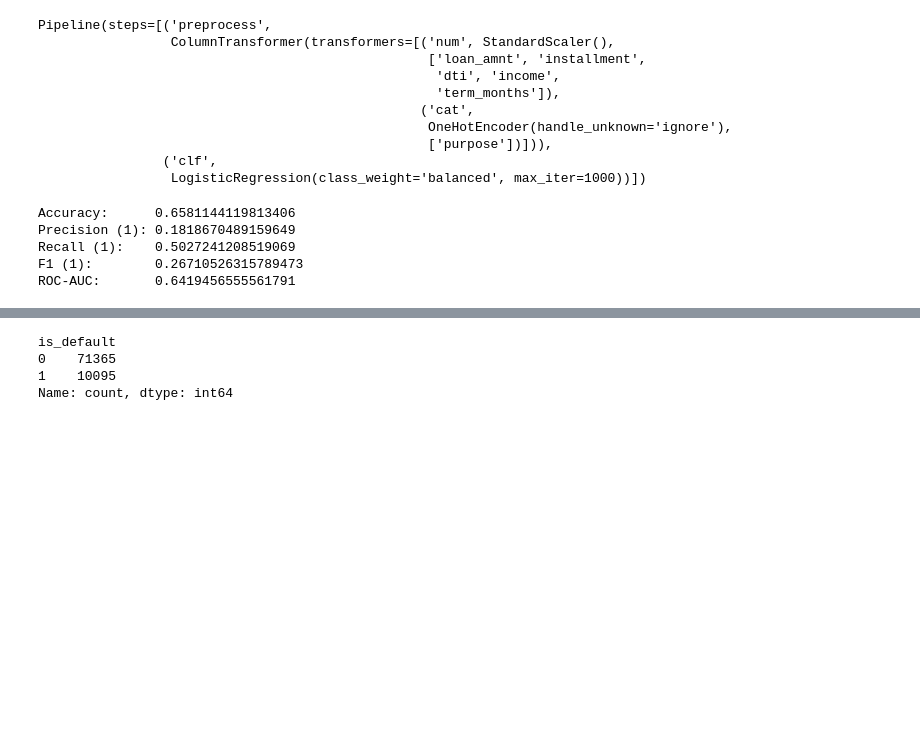
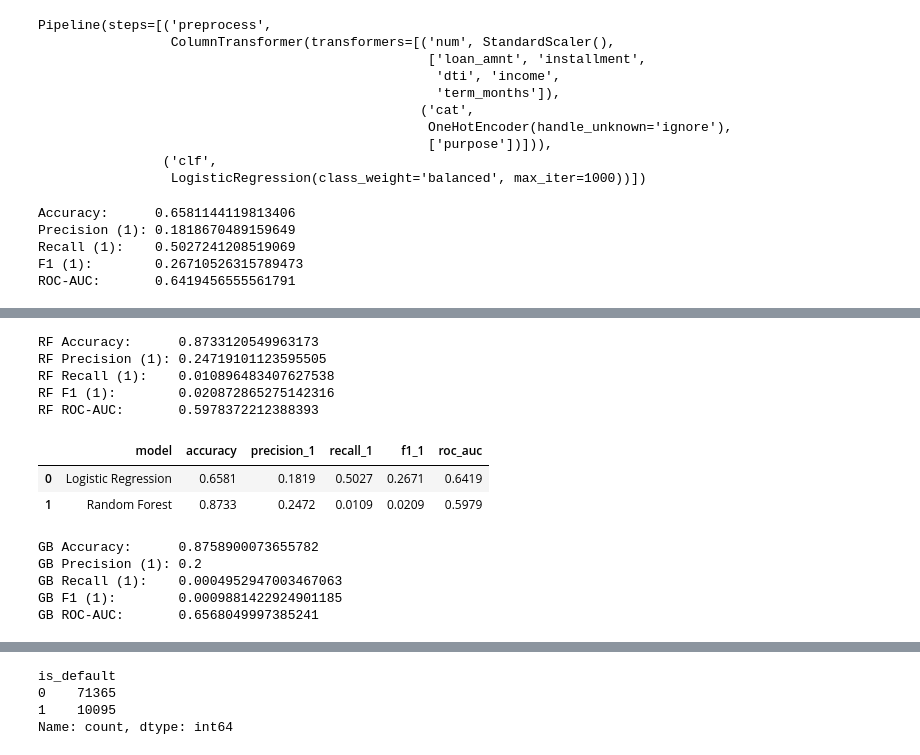
Before and after one commit to novoni01/credit-risk-assessment, a Jupyter notebook: notebooks/ml.ipynb, the cells around one changed output, grey strips where cells are left out. Saved outputs shown, nothing was run; the diff lists cells and outputs as text; code cells hidden in the pictures; blank space fills up the shorter version.

```diff
--- a/notebooks/ml.ipynb
+++ b/notebooks/ml.ipynb
@@ -135,0 +155,65 @@ ROC-AUC:       0.6419456555561791
+# %%
+#eval rf
+
+y_pred_rf = rf_model.predict(X_test)
+y_proba_rf = rf_model.predict_proba(X_test)[:, 1]
+
+print("RF Accuracy:     ", accuracy_score(y_test, y_pred_rf)) # high accuracy, but 12% are acc defaults in our df so it could be guessing
+print("RF Precision (1):", precision_score(y_test, y_pred_rf)) # right abt predicting defaults 24% of the time
+print("RF Recall (1):   ", recall_score(y_test, y_pred_rf)) # only find 1% of defaulst -- not good!! -- rf is conservative bc we have imbalanced classes
+print("RF F1 (1):       ", f1_score(y_test, y_pred_rf)) # same thing -- bad at finding defaults
+print("RF ROC-AUC:      ", roc_auc_score(y_test, y_proba_rf)) # 0.6 is still not good
+# %% [output]
+RF Accuracy:      0.8733120549963173
+RF Precision (1): 0.24719101123595505
+RF Recall (1):    0.010896483407627538
+RF F1 (1):        0.020872865275142316
+RF ROC-AUC:       0.5978372212388393
+# %%
+# lr vs rf -- add to report
+lr_vs_rf = pd.DataFrame({
+    "model": ["Logistic Regression", "Random Forest"],
+    "accuracy": [0.6581, 0.8733],
+    "precision_1": [0.1819, 0.2472],
+    "recall_1": [0.5027, 0.0109],
+    "f1_1": [0.2671, 0.0209],
+    "roc_auc": [0.6419, 0.5979],
+})
+lr_vs_rf
+# %% [output]
+|  | model | accuracy | precision_1 | recall_1 | f1_1 | roc_auc |
+| 0 | Logistic Regression | 0.6581 | 0.1819 | 0.5027 | 0.2671 | 0.6419 |
+| 1 | Random Forest | 0.8733 | 0.2472 | 0.0109 | 0.0209 | 0.5979 |
+# %%
+# try gradient boosting
+
+from sklearn.ensemble import HistGradientBoostingClassifier
+
+gb_model = Pipeline(
+    steps=[
+        ("preprocess", preprocessor),
+        ("clf", HistGradientBoostingClassifier(
+            max_depth=6,
+            learning_rate=0.1,
+            max_iter=300,
+            random_state=42,
+        )),
+    ]
+)
+
+gb_model.fit(X_train, y_train)
+
+y_pred_gb = gb_model.predict(X_test)
+y_proba_gb = gb_model.predict_proba(X_test)[:, 1]
+
+print("GB Accuracy:     ", accuracy_score(y_test, y_pred_gb))
+print("GB Precision (1):", precision_score(y_test, y_pred_gb))
+print("GB Recall (1):   ", recall_score(y_test, y_pred_gb))
+print("GB F1 (1):       ", f1_score(y_test, y_pred_gb))
+print("GB ROC-AUC:      ", roc_auc_score(y_test, y_proba_gb))
+# %% [output]
+GB Accuracy:      0.8758900073655782
+GB Precision (1): 0.2
+GB Recall (1):    0.0004952947003467063
+GB F1 (1):        0.0009881422924901185
+GB ROC-AUC:       0.6568049997385241
```
Also changed, not shown: parts of 20 cells of this notebook, 1 other file.
